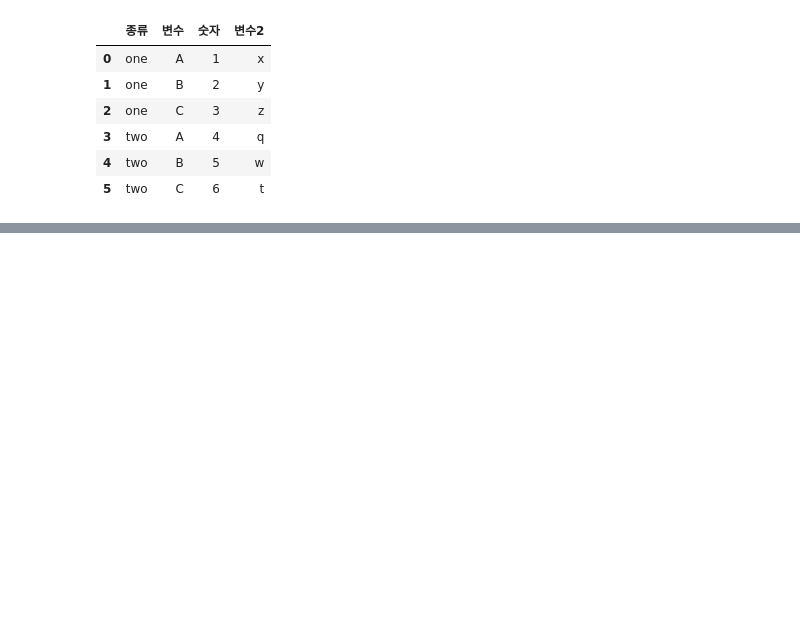
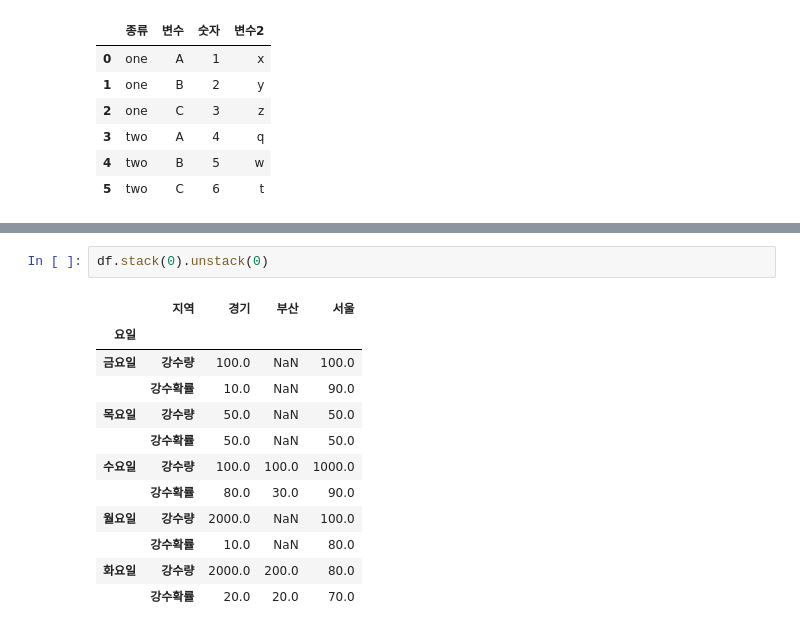
Before and after one commit to kim-min-chang/pandassource, a Jupyter notebook: reshape.ipynb, the cells around one changed output, grey strips where cells are left out. Saved outputs shown, nothing was run; the diff lists cells and outputs as text; blank space fills up the shorter version.

```diff
--- a/reshape.ipynb
+++ b/reshape.ipynb
@@ -230,0 +310,15 @@ df
+# %%
+df.stack(0).unstack(0)
+# %% [output]
+|  | 지역 | 경기 | 부산 | 서울 |
+| 요일 |  |  |  |  |
+| 금요일 | 강수량 | 100.0 | NaN | 100.0 |
+|  | 강수확률 | 10.0 | NaN | 90.0 |
+| 목요일 | 강수량 | 50.0 | NaN | 50.0 |
+|  | 강수확률 | 50.0 | NaN | 50.0 |
+| 수요일 | 강수량 | 100.0 | 100.0 | 1000.0 |
+|  | 강수확률 | 80.0 | 30.0 | 90.0 |
+| 월요일 | 강수량 | 2000.0 | NaN | 100.0 |
+|  | 강수확률 | 10.0 | NaN | 80.0 |
+| 화요일 | 강수량 | 2000.0 | 200.0 | 80.0 |
+|  | 강수확률 | 20.0 | 20.0 | 70.0 |
```
Also changed, not shown: parts of 8 cells of this notebook, 9 other files.
